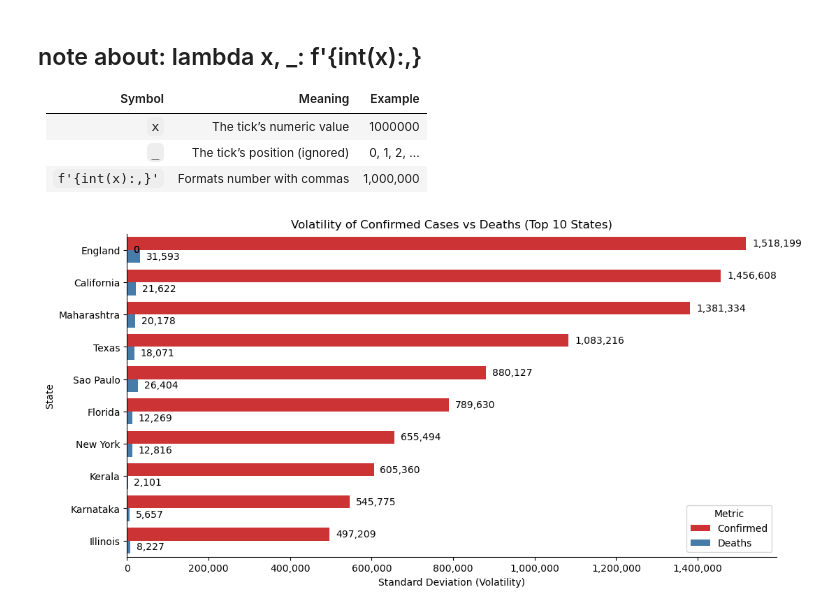
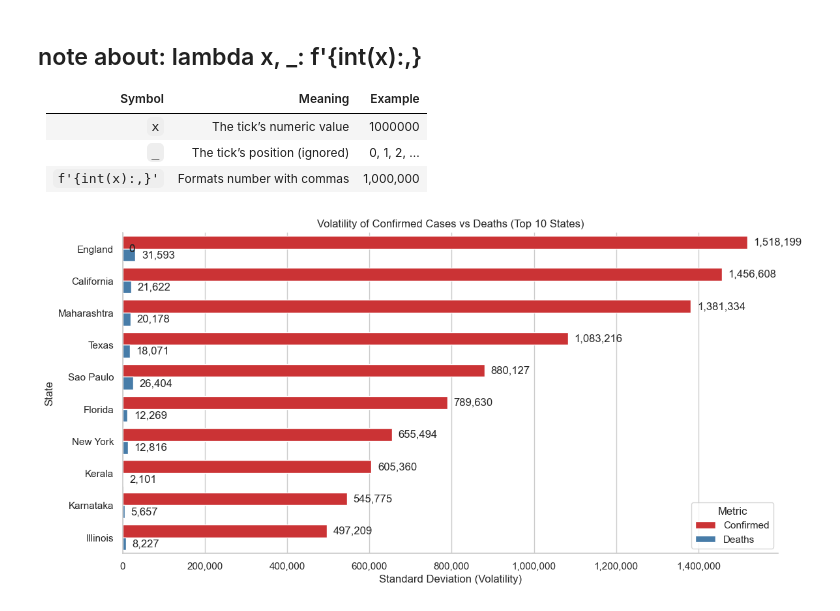
Before and after one commit to Mina-Makram-001/2_COVID-19_Analysis_Project, a Jupyter notebook: 4_volatility_analysis_covid19_top10_states.ipynb, the cells around one changed output. Cells and saved outputs as stored; diff of their text form; code cells hidden in the pictures.

```diff
--- a/4_volatility_analysis_covid19_top10_states.ipynb
+++ b/4_volatility_analysis_covid19_top10_states.ipynb
@@ -276,33 +284,36 @@ df_melted
 | `_`             | The tick’s position (ignored) | 0, 1, 2, ... |
 | `f'{int(x):,}'` | Formats number with commas    | 1,000,000    |
 # %%
+sns.set_theme(style="whitegrid")
+
 plt.figure(figsize=(12,6))
 
 ax = sns.barplot(
     data=df_melted,
     x="Std", y="Province/State", hue="Metric", palette="Set1"
 )
 
 # Add labels (real values) on the bars
 for p in ax.patches:
     width = p.get_width()
     ax.text(
         width + (0.01 * df_melted["Std"].max()),  # small offset
         p.get_y() + p.get_height()/2,
         f"{width:,.0f}",  # formatted with commas
         va="center"
     )
 
 # Format x-axis with real values (not scientific notation)
 ax.xaxis.set_major_formatter(mtick.FuncFormatter(lambda x, _: f'{int(x):,}'))
 
-# Titles and axis labels
+
 sns.despine()
+plt.tight_layout(rect=[0, 0, 1, 0.96])
 
 plt.title("Volatility of Confirmed Cases vs Deaths (Top 10 States)")
 plt.xlabel("Standard Deviation (Volatility)")
 plt.ylabel("State")
 
 plt.show()
 # %% [output]
-[figure, old version]
+[figure, new version]
```
Also changed, not shown: parts of 1 cell of this notebook, 7 other files.
